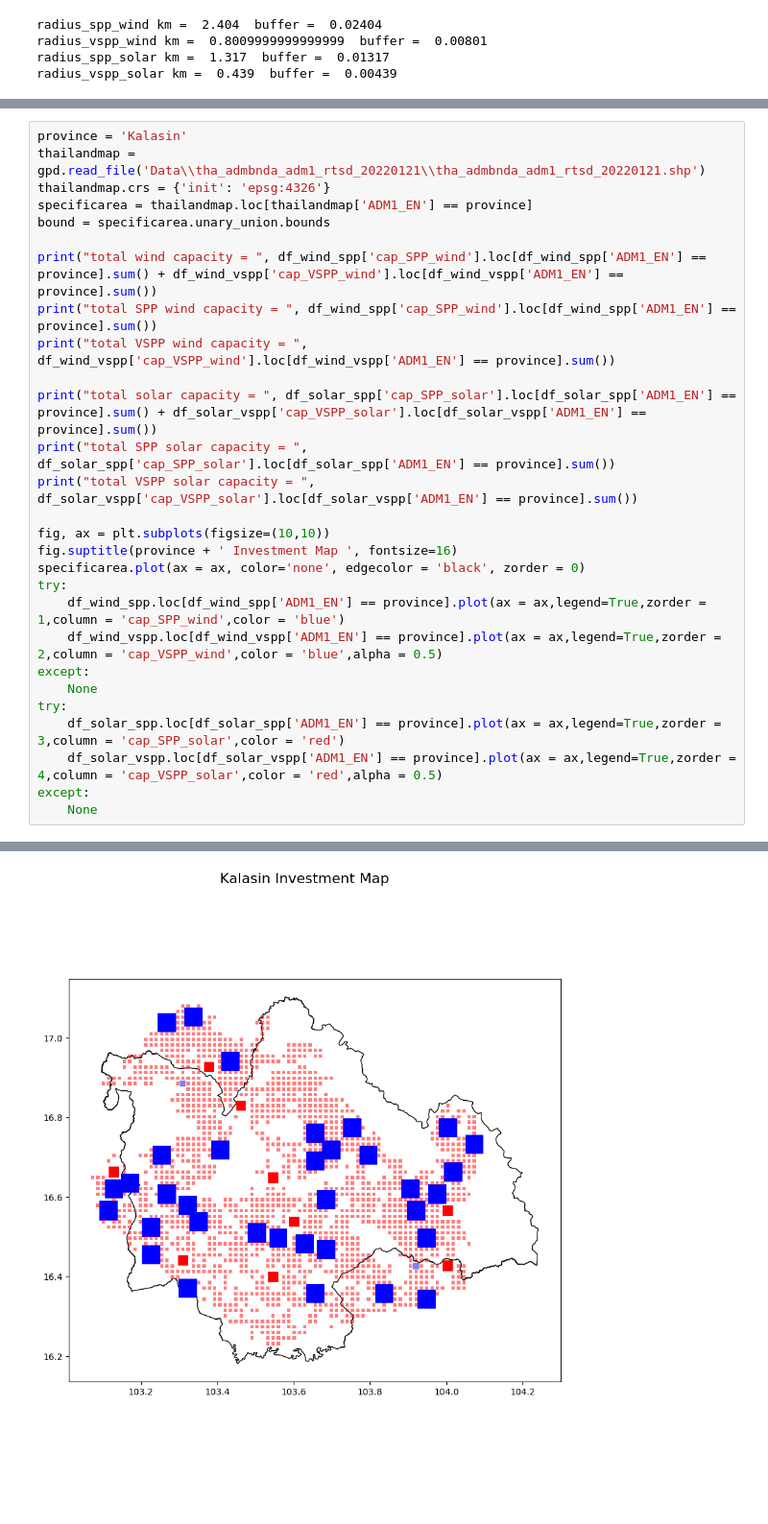
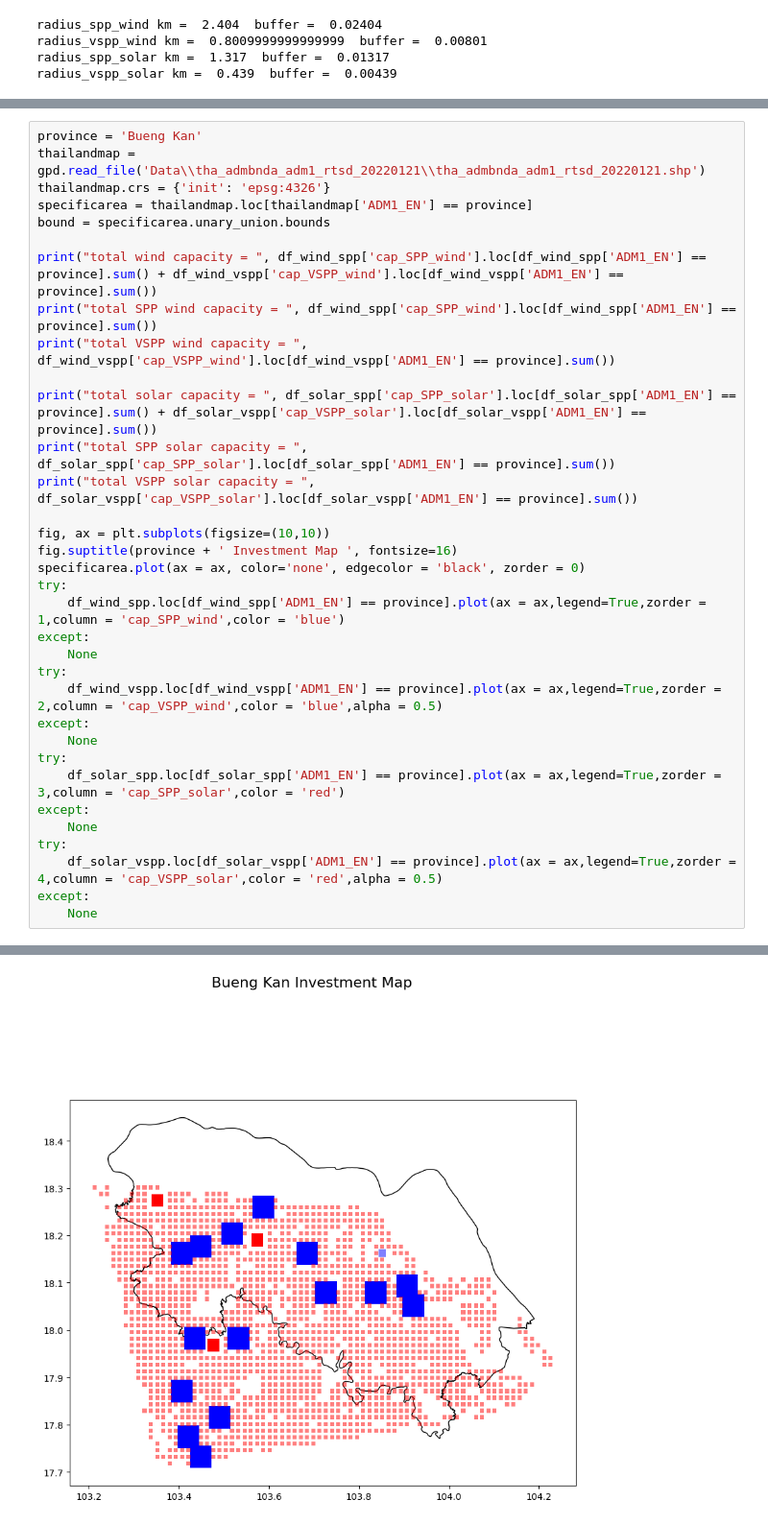
Before and after one commit to NarasetS/REPowerPlant_Siting, a Jupyter notebook: 13_SI_SitingPlant_SolarWind_xarray.ipynb, the cells around one changed output, grey strips where cells are left out. Shown at 96% size. Saved outputs shown, nothing was run; the diff lists cells and outputs as text; blank space fills up the shorter version.

```diff
--- a/13_SI_SitingPlant_SolarWind_xarray.ipynb
+++ b/13_SI_SitingPlant_SolarWind_xarray.ipynb
@@ -211,5 +220,5 @@ total VSPP solar capacity =  931583.7280976676
 # %%
-province = 'Kalasin'
+province = 'Bueng Kan'
 thailandmap = gpd.read_file('Data\\tha_admbnda_adm1_rtsd_20220121\\tha_admbnda_adm1_rtsd_20220121.shp')
 thailandmap.crs = {'init': 'epsg:4326'}
 specificarea = thailandmap.loc[thailandmap['ADM1_EN'] == province]
@@ -228,11 +237,17 @@ fig.suptitle(province + ' Investment Map ', fontsize=16)
 specificarea.plot(ax = ax, color='none', edgecolor = 'black', zorder = 0)
 try:
     df_wind_spp.loc[df_wind_spp['ADM1_EN'] == province].plot(ax = ax,legend=True,zorder = 1,column = 'cap_SPP_wind',color = 'blue')
+except:
+    None
+try:
     df_wind_vspp.loc[df_wind_vspp['ADM1_EN'] == province].plot(ax = ax,legend=True,zorder = 2,column = 'cap_VSPP_wind',color = 'blue',alpha = 0.5)
 except:
     None
 try:
     df_solar_spp.loc[df_solar_spp['ADM1_EN'] == province].plot(ax = ax,legend=True,zorder = 3,column = 'cap_SPP_solar',color = 'red')
+except:
+    None
+try:
     df_solar_vspp.loc[df_solar_vspp['ADM1_EN'] == province].plot(ax = ax,legend=True,zorder = 4,column = 'cap_VSPP_solar',color = 'red',alpha = 0.5)
 except:
     None
@@ -246 +261 @@ total VSPP solar capacity =  17054.55059003386
-[figure, old version]
+[figure, new version]
```
Also changed, not shown: parts of 6 cells of this notebook, 4 other files.
